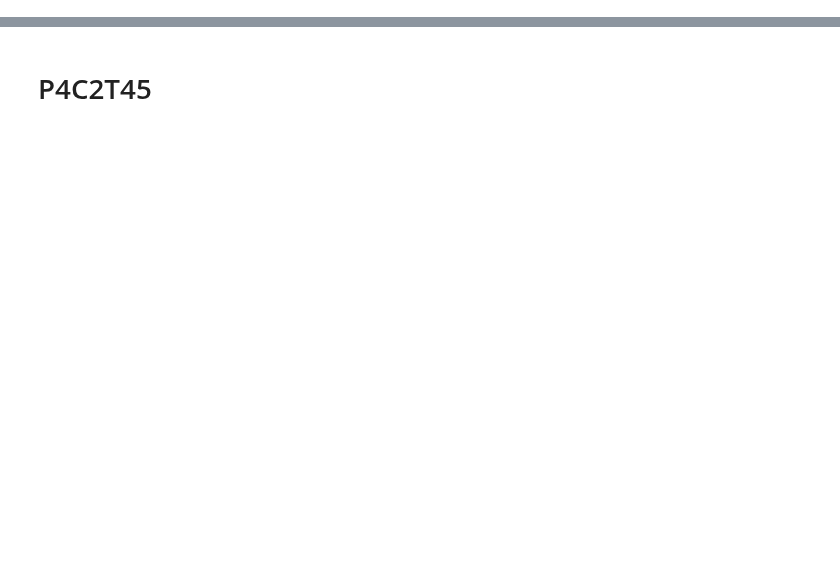
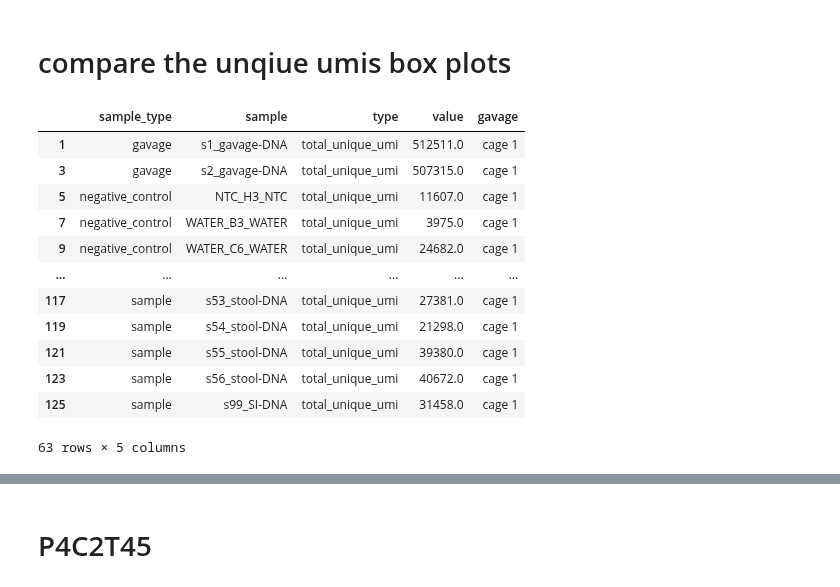
Before and after one commit to c-ruprecht/population_bottlenecks, a Jupyter notebook: analysis/1-gavage_depth.ipynb, the cells around one changed output, grey strips where cells are left out. Cells and saved outputs as stored; diff of their text form; code cells hidden in the pictures; blank space fills up the shorter version.

```diff
--- a/analysis/1-gavage_depth.ipynb
+++ b/analysis/1-gavage_depth.ipynb
@@ -89,0 +202,24 @@ def get_readtables(path):
+# %%
+
+df_gavage_stack = df_gavageonly.stack().reset_index()
+df_gavage_stack.columns = ['umi_seq', 'sample', 'counts']
+df_gavage_stack = df_gavage_stack.loc[df_gavage_stack['counts']>0].copy()
+df_gavage_stack['sample_type'] = df_gavage_stack['sample'].apply(
+                                                        lambda x: 'gavage' if 'gavage' in x
+                                                        else ('negative_control' if ('WATER' in x or 'NTC' in x)
+                                                        else 'sample')
+                                                    )
+df_gavage_stack['strain'] = df_gavage_stack['umi_seq'].apply(lambda x: str(x).split('-')[0])
+df_gavage_stack
+
+df_gavage_gpd = df_gavage_stack.groupby(['sample_type', 'sample']).agg(**{'total_count': ('counts', 'sum'),
+                                                                        'total_unique_umi': ('umi_seq', 'nunique')})
+df_gavage_gpd = df_gavage_gpd.reset_index()
+df_gavage_gpd = df_gavage_gpd.set_index(['sample_type', 'sample']).stack()
+
+df_gavage_gpd = df_gavage_gpd.reset_index()
+df_gavage_gpd = df_gavage_gpd.rename(columns = {'level_2':'type', 0:'value'})
+df_gavage_gpd
+df_gavage_gpd['gavage'] = 'cage 1'
+
+df_c1 = df_gavage_gpd.loc[df_gavage_gpd['type'] == 'total_unique_umi'].copy()
@@ -287,0 +356,18 @@ fig.show()
+# %% [markdown]
+# compare the unqiue umis box plots
+# %%
+df_c1
+# %% [output]
+|  | sample_type | sample | type | value | gavage |
+| 1 | gavage | s1_gavage-DNA | total_unique_umi | 512511.0 | cage 1 |
+| 3 | gavage | s2_gavage-DNA | total_unique_umi | 507315.0 | cage 1 |
+| 5 | negative_control | NTC_H3_NTC | total_unique_umi | 11607.0 | cage 1 |
+| 7 | negative_control | WATER_B3_WATER | total_unique_umi | 3975.0 | cage 1 |
+| 9 | negative_control | WATER_C6_WATER | total_unique_umi | 24682.0 | cage 1 |
+| ... | ... | ... | ... | ... | ... |
+| 117 | sample | s53_stool-DNA | total_unique_umi | 27381.0 | cage 1 |
+| 119 | sample | s54_stool-DNA | total_unique_umi | 21298.0 | cage 1 |
+| 121 | sample | s55_stool-DNA | total_unique_umi | 39380.0 | cage 1 |
+| 123 | sample | s56_stool-DNA | total_unique_umi | 40672.0 | cage 1 |
+| 125 | sample | s99_SI-DNA | total_unique_umi | 31458.0 | cage 1 |
+63 rows × 5 columns
```
Also changed, not shown: parts of 23 cells of this notebook, 12 other files.
